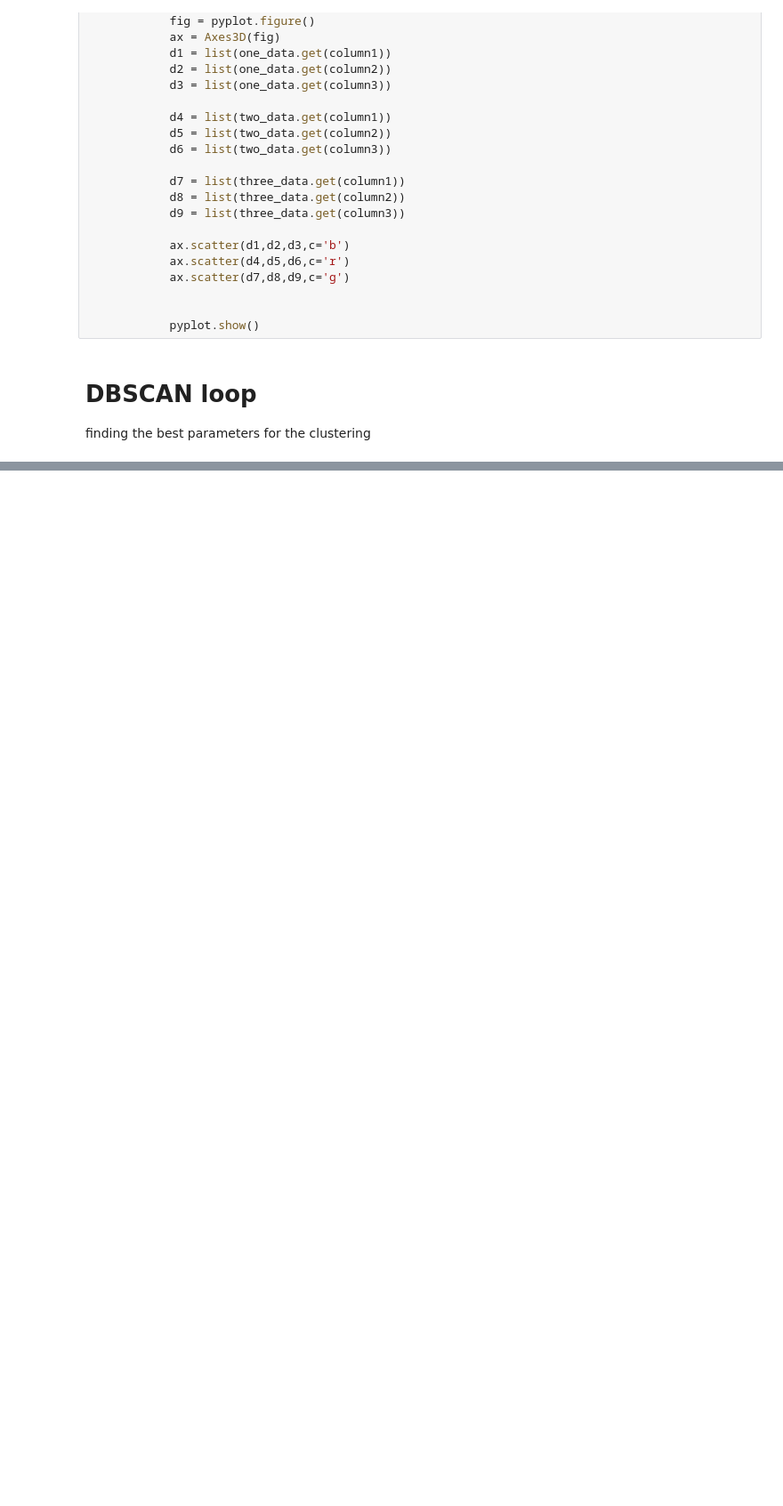
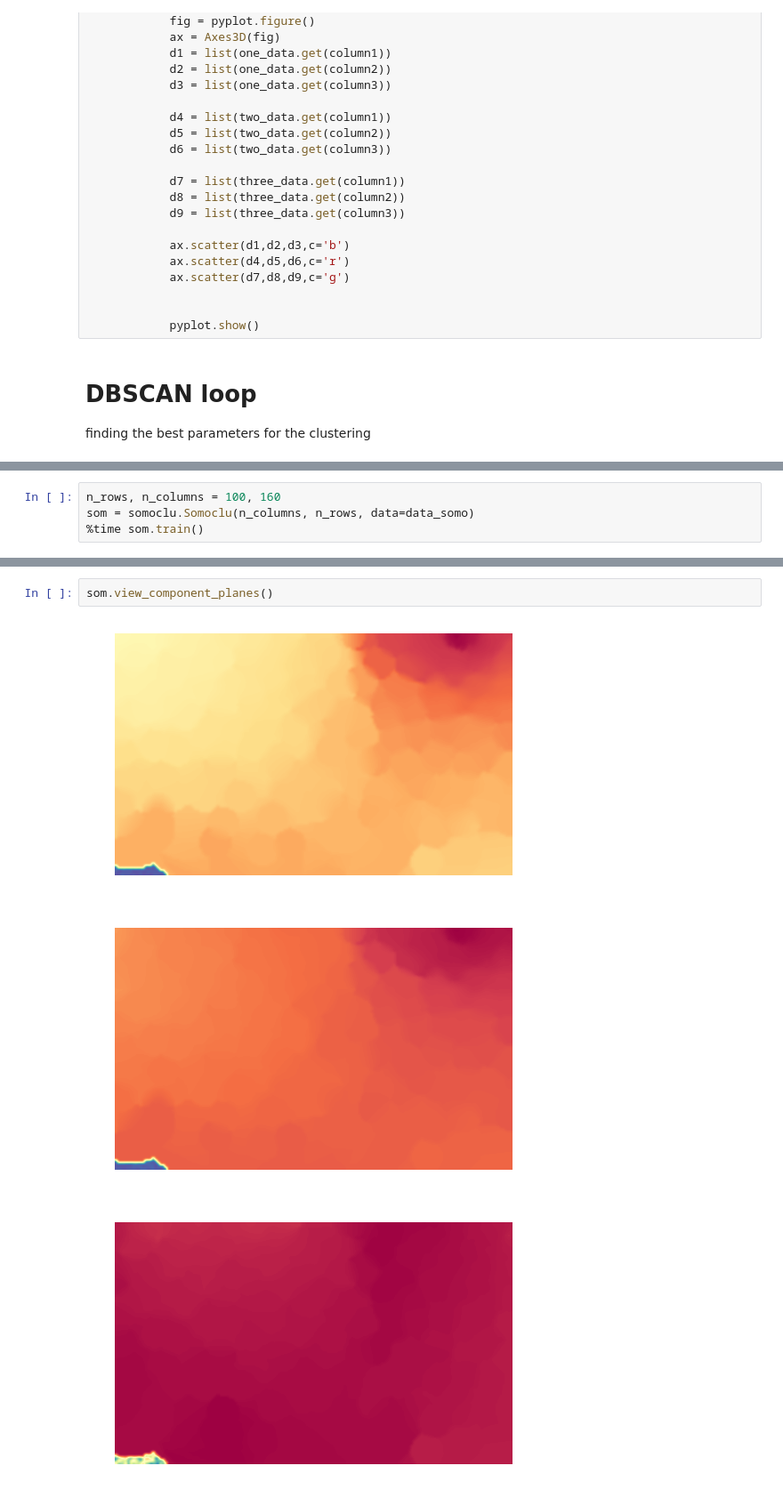
Before and after one commit to soaresdominic/ClusterAnalysis, a Jupyter notebook: DataViz.ipynb, the cells around one changed output, grey strips where cells are left out. Shown: that part at 89% size. Cells and saved outputs as stored; diff of their text form; blank space fills up the shorter version.

```diff
--- a/DataViz.ipynb
+++ b/DataViz.ipynb
@@ -287,0 +289,4 @@ Adjusted Mutual Information: 0.275
+# %%
+n_rows, n_columns = 100, 160
+som = somoclu.Somoclu(n_columns, n_rows, data=data_somo)
+%time som.train()
@@ -287,0 +298,6 @@ Adjusted Mutual Information: 0.275
+# %%
+som.view_component_planes()
+# %% [output]
+[figure, added]
+[figure, added]
+[figure, added]
```
Also changed, not shown: parts of 8 cells of this notebook, 1 other file.
